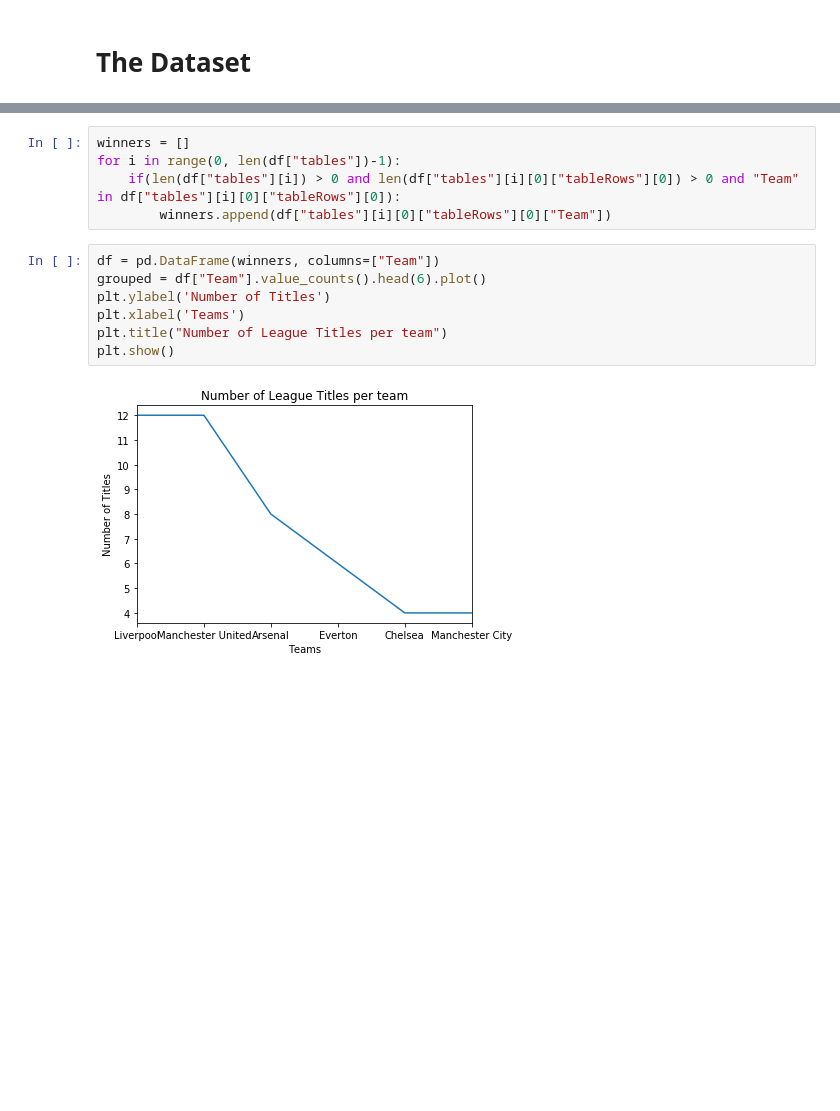
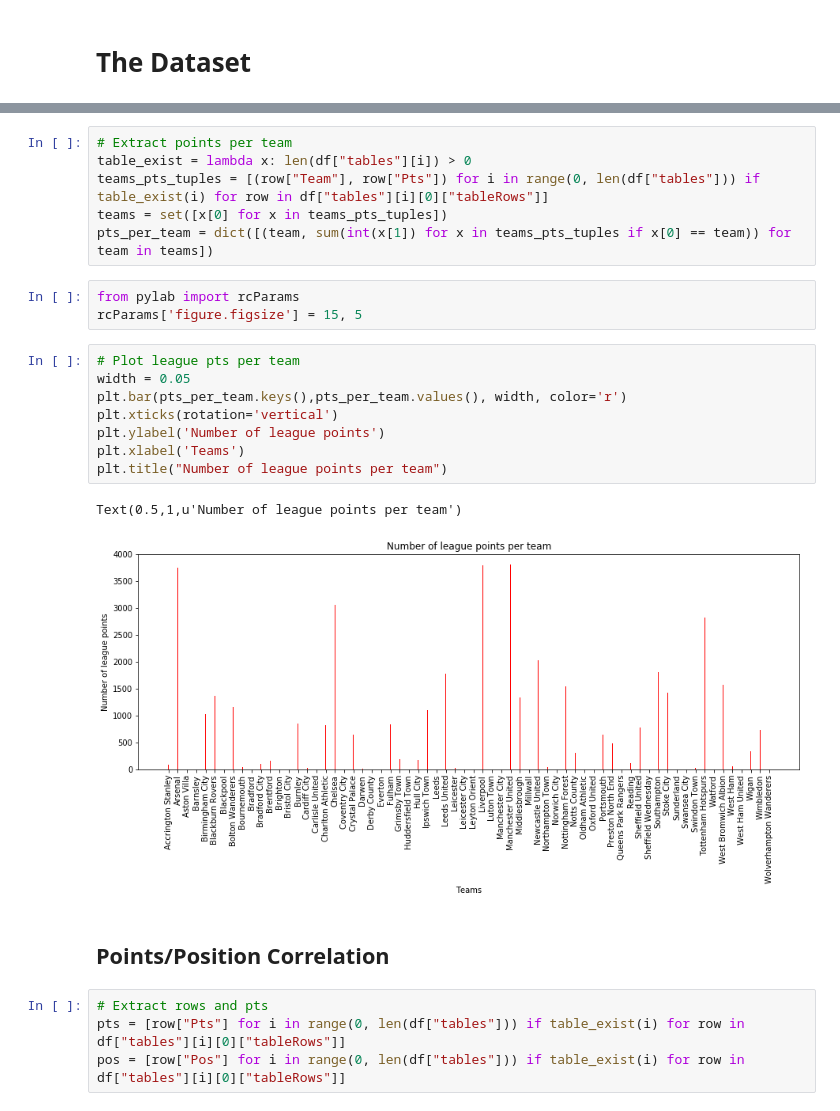
Before and after one commit to Limmen/data_science, a Jupyter notebook: pl_scraper/plots.ipynb, the cells around one changed output, grey strips where cells are left out. Drawn from its saved outputs; the diff is of its cells as text; blank space fills up the shorter version.

```diff
--- a/pl_scraper/plots.ipynb
+++ b/pl_scraper/plots.ipynb
@@ -11,14 +30,26 @@ df = pd.read_json("result.json")
+# %%
+# Extract points per team
+table_exist = lambda x: len(df["tables"][i]) > 0
+teams_pts_tuples = [(row["Team"], row["Pts"]) for i in range(0, len(df["tables"])) if table_exist(i) for row in df["tables"][i][0]["tableRows"]]
+teams = set([x[0] for x in teams_pts_tuples])
+pts_per_team = dict([(team, sum(int(x[1]) for x in teams_pts_tuples if x[0] == team)) for team in teams])
+# %%
+from pylab import rcParams
+rcParams['figure.figsize'] = 15, 5
+# %%
+# Plot league pts per team
+width = 0.05
+plt.bar(pts_per_team.keys(),pts_per_team.values(), width, color='r')
+plt.xticks(rotation='vertical')
+plt.ylabel('Number of league points')
+plt.xlabel('Teams')
+plt.title("Number of league points per team")
+# %% [output]
+Text(0.5,1,u'Number of league points per team')
+[figure, added]
+# %% [markdown]
+## Points/Position Correlation
 # %%
-winners = []
-for i in range(0, len(df["tables"])-1):
-    if(len(df["tables"][i]) > 0 and len(df["tables"][i][0]["tableRows"][0]) > 0 and "Team" in df["tables"][i][0]["tableRows"][0]):
-        winners.append(df["tables"][i][0]["tableRows"][0]["Team"])
+# Extract rows and pts
+pts = [row["Pts"] for i in range(0, len(df["tables"])) if table_exist(i) for row in df["tables"][i][0]["tableRows"]]
+pos = [row["Pos"] for i in range(0, len(df["tables"])) if table_exist(i) for row in df["tables"][i][0]["tableRows"]]
-# %%
-df = pd.DataFrame(winners, columns=["Team"])
-grouped = df["Team"].value_counts().head(6).plot()
-plt.ylabel('Number of Titles')
-plt.xlabel('Teams')
-plt.title("Number of League Titles per team")
-plt.show()
-# %% [output]
-[figure, removed]
```
Also changed, not shown: parts of 33 cells of this notebook, 15 other files.
